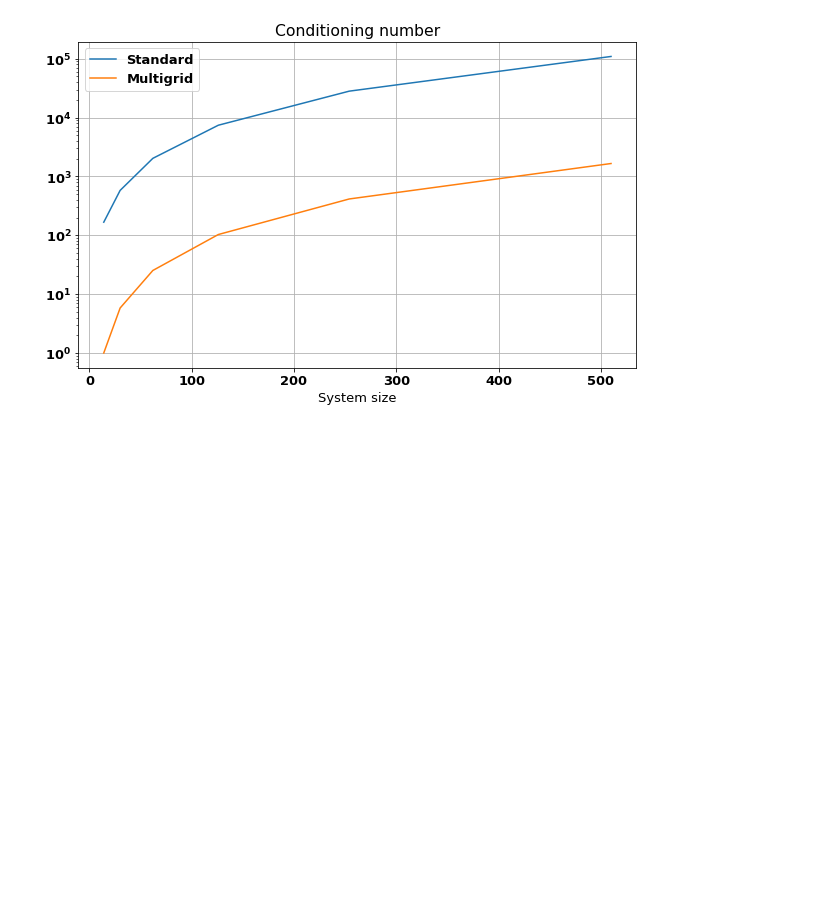
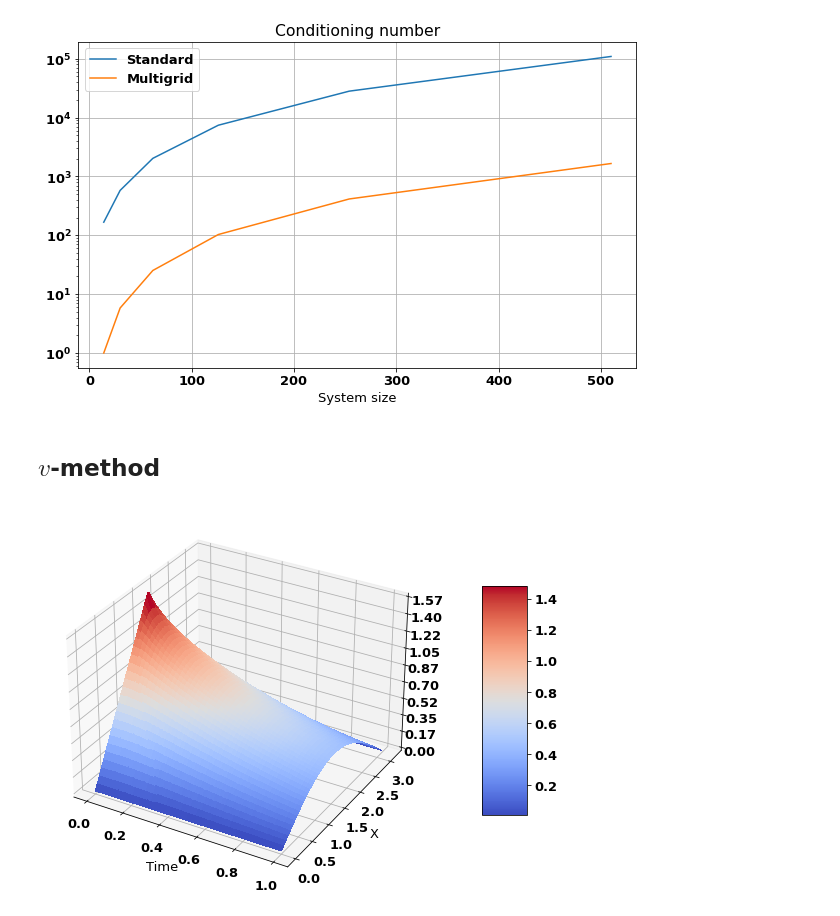
Before and after one commit to fandreuz/multigrid-pde, a Jupyter notebook: multigrid.ipynb, the cells around one changed output. Cells and saved outputs as stored; diff of their text form; code cells hidden in the pictures; blank space fills up the shorter version.

```diff
--- a/multigrid.ipynb
+++ b/multigrid.ipynb
@@ -291,7 +299,7 @@ plt.title("$I_h^{2h}(I_{2h}^h(v_0))$");
 # %% [output]
 [figure]
 # %%
-def plot_3d(X, Y, Z):
+def plot_3d(X, Y, Z, show=True):
     plt.rc("font", **font)
     fig, ax = plt.subplots(subplot_kw={"projection": "3d"}, figsize=(20, 7))
     surf = ax.plot_surface(X, Y, Z, cmap=cm.coolwarm, linewidth=0, antialiased=False)
@@ -299,7 +307,8 @@ def plot_3d(X, Y, Z):
     ax.zaxis.set_major_formatter("{x:.02f}")
 
     fig.colorbar(surf, shrink=0.6, aspect=5)
-    plt.show()
+    if show:
+        plt.show()
 # %%
 omega = np.zeros((2, 2))
 omega[[0, 1], 1] = np.pi
@@ -477,3 +487,5 @@ plt.legend()
 plt.show()
 # %% [output]
 [figure]
+# %% [markdown]
+## $v$-method
@@ -479,0 +530,24 @@ plt.show()
+# %%
+omega = np.zeros((2,2))
+omega[0] = [0,1]
+omega[1] = [0, np.pi]
+
+nt = 1000
+nx = 100
+
+(T, X), A, B = v_method(1, omega, (nt, nx))
+u = np.empty((nt, nx))
+
+u0 = np.linspace(0, np.pi/2, nx//2)
+u0 = np.concatenate((u0, u0[::-1]))
+
+u[0] = u0
+for i in range(1,nt):
+    u[i] = sp.linalg.spsolve(B, A.dot(u[i-1]))
+
+plot_3d(T, X, u.T, show=False)
+plt.xlabel('Time')
+plt.ylabel('X')
+plt.show()
+# %% [output]
+[figure, added]
```
Also changed, not shown: parts of 7 cells of this notebook.
